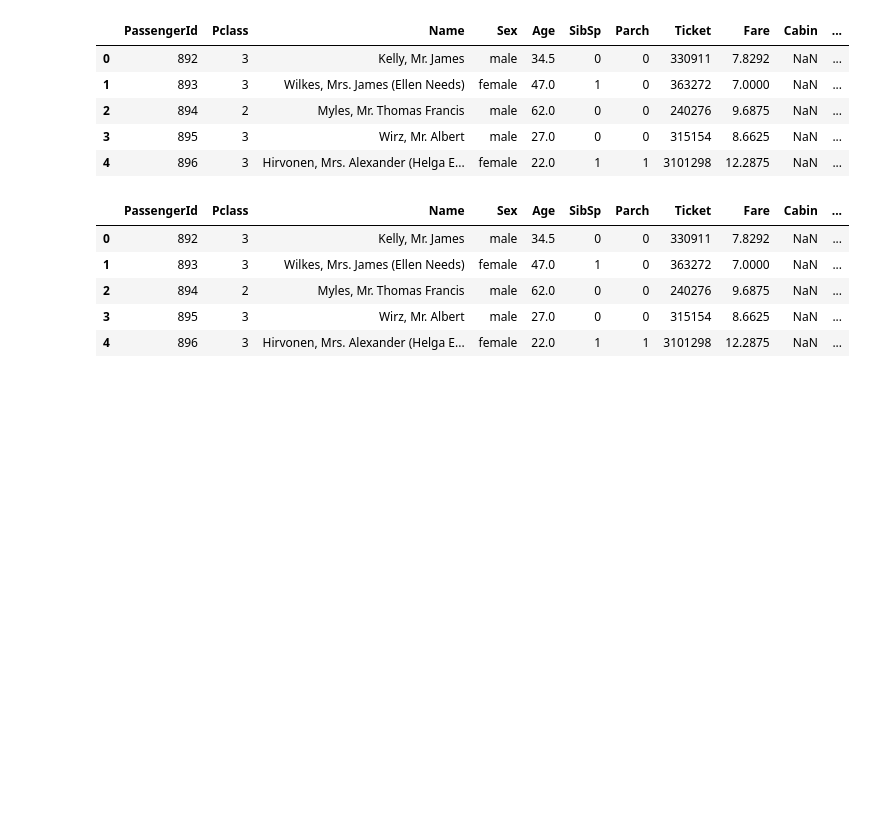
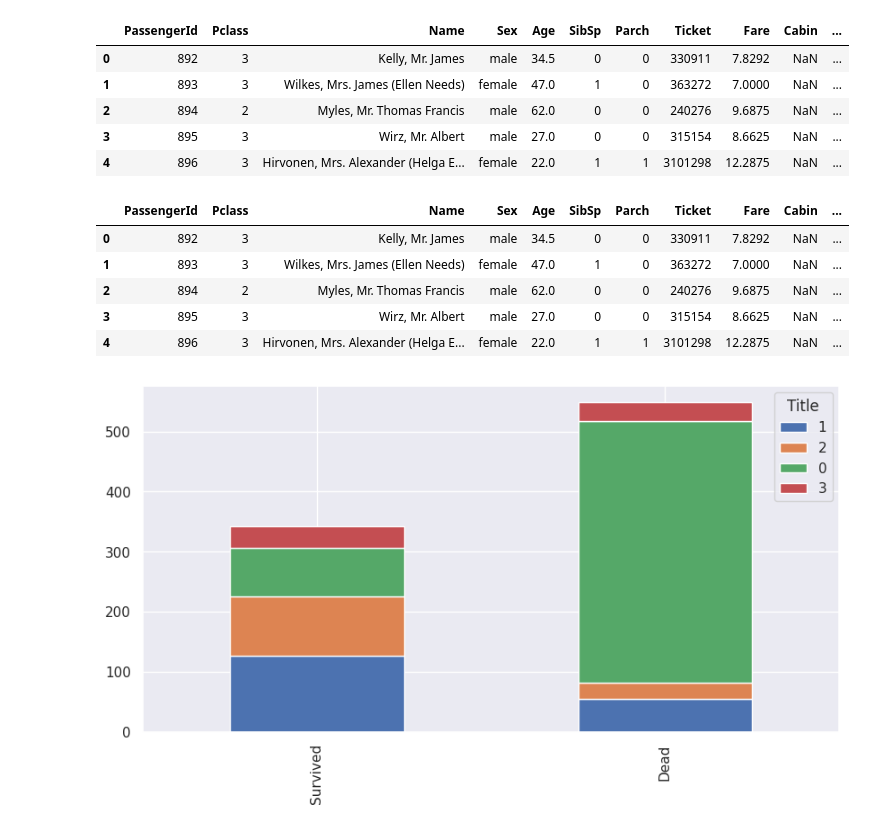
Before and after one commit to MasomehBazdar/MasomehBazdar-Titanic---Machine-Learning-from-Disaster, a Jupyter notebook: Titanic Survival Analysis.ipynb, the cells around one changed output. Drawn from its saved outputs; the diff is of its cells as text; code cells hidden in the pictures; blank space fills up the shorter version.

```diff
--- a/Titanic Survival Analysis.ipynb
+++ b/Titanic Survival Analysis.ipynb
@@ -390,3 +390,7 @@ test.head()
 | 2 | 894 | 2 | Myles, Mr. Thomas Francis | male | 62.0 | 0 | 0 | 240276 | 9.6875 | NaN | ... |
 | 3 | 895 | 3 | Wirz, Mr. Albert | male | 27.0 | 0 | 0 | 315154 | 8.6625 | NaN | ... |
 | 4 | 896 | 3 | Hirvonen, Mrs. Alexander (Helga E... | female | 22.0 | 1 | 1 | 3101298 | 12.2875 | NaN | ... |
+# %%
+bar_chart('Title')
+# %% [output]
+[figure, added]
```
Also changed, not shown: parts of 13 cells of this notebook.
